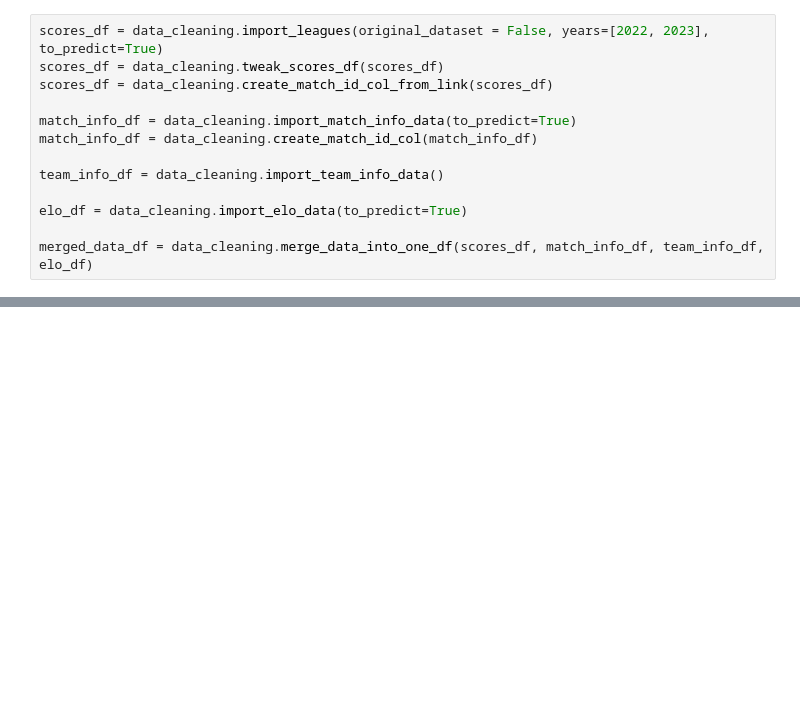
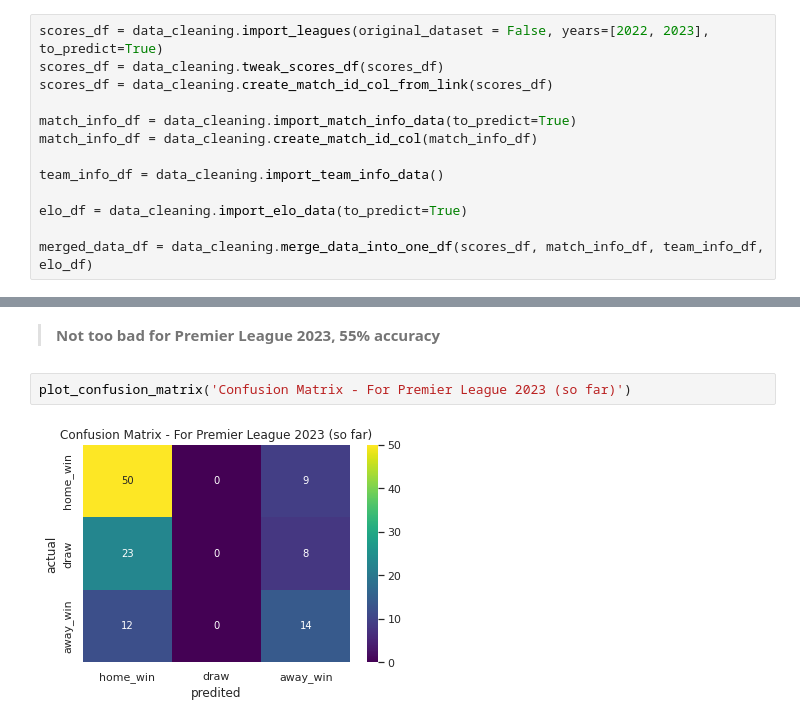
Before and after one commit to dan-bouchard/Football-Match-Outcome-Prediction, a Jupyter notebook: inference.ipynb, the cells around one changed output, grey strips where cells are left out. Drawn from its saved outputs; the diff is of its cells as text; blank space fills up the shorter version.

```diff
--- a/inference.ipynb
+++ b/inference.ipynb
@@ -84,0 +164,6 @@ dtype: int64
+# %% [markdown]
+> **Not too bad for Premier League 2023, 55% accuracy**
+# %%
+plot_confusion_matrix('Confusion Matrix - For Premier League 2023 (so far)')
+# %% [output]
+[figure, added]
```
Also changed, not shown: parts of 17 cells of this notebook, 2 other files.
